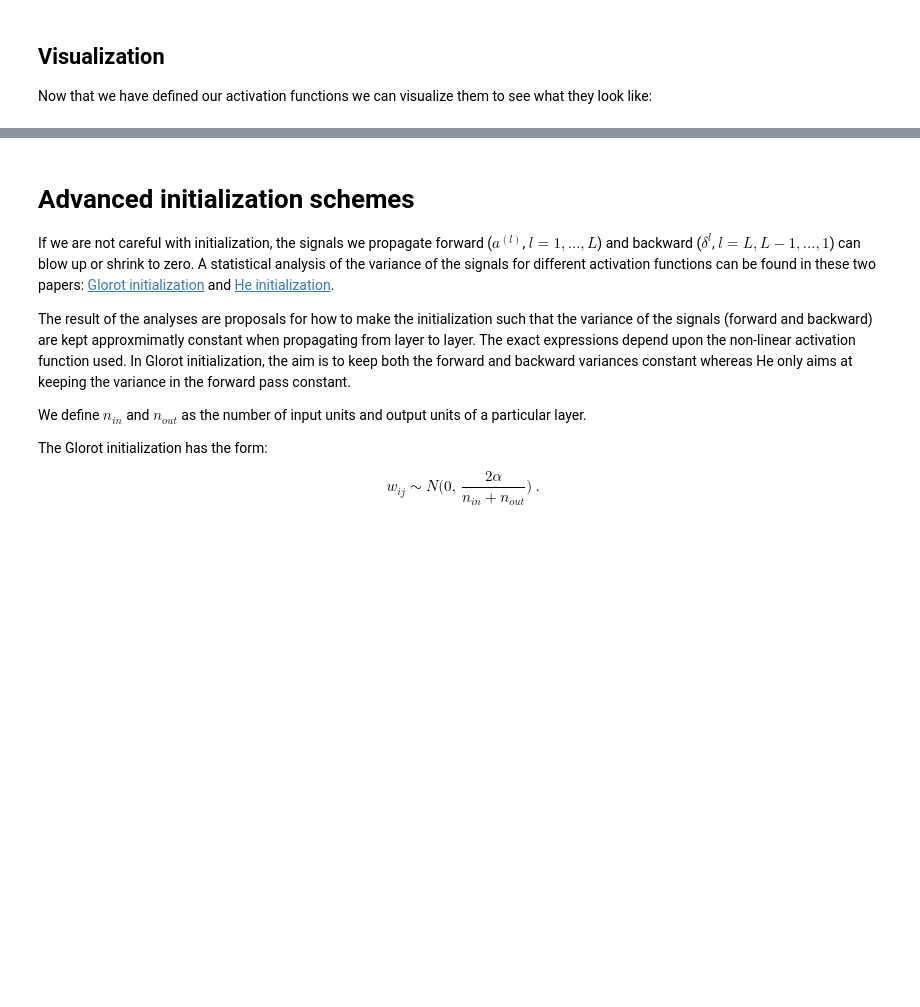
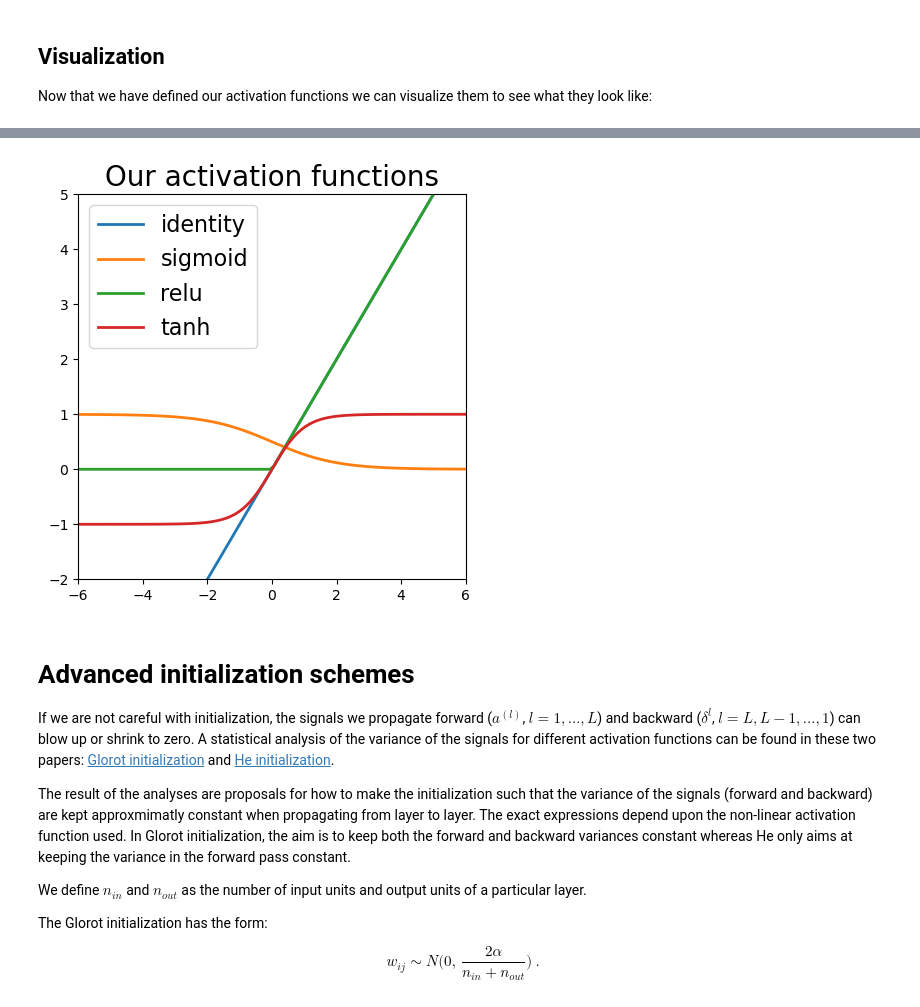
Before and after one commit to HolgeMax/Deep_learning, a Jupyter notebook: Lecture_2/2.1 FNN AutoDif Nanograd.ipynb, the cells around one changed output, grey strips where cells are left out. Drawn from its saved outputs; the diff is of its cells as text; code cells hidden in the pictures; blank space fills up the shorter version.

```diff
--- a/Lecture_2/2.1 FNN AutoDif Nanograd.ipynb
+++ b/Lecture_2/2.1 FNN AutoDif Nanograd.ipynb
@@ -71,5 +71,26 @@ class Var:
     def __repr__(self):
         return "Var(v=%.4f, grad=%.4f)" % (self.v, self.grad)
 
+    def exp(self):
+        return Var(exp(self.v), lambda: [(self, exp(self.v))])
+
+    def log(self):
+        return Var(log(self.v), lambda: [(self, self.v ** -1)])
+
+    def inde(self):
+        return Var(self.v, lambda:[(self, 1.0)])
+
+    def tanh(self):
+        t = (exp(self.v)- exp(-self.v))/(exp(self.v) + exp(-self.v))
+        return Var(t, lambda: [(self, 1 - t**2)])
+
+    def sigm(self):
+        s = 1.0/(1.0 + exp(self.v))
+        return Var(s, lambda: [(self, s*(1 - s))])
+
+    def softmax(self):
+        e = exp(self.v-np.max(self.v))
+        return e/e.sum(axis=1, keepdims= True)
+
     def relu(self):
         return Var(self.v if self.v > 0.0 else 0.0, lambda: [(self, 1.0 if self.v > 0.0 else 0.0)])
@@ -427,6 +472,10 @@ class ConstantInitializer(Initializer):
 
   def init_bias(self, n_out):
     return [Var(self.bias) for _ in range(n_out)]
+# %%
+init = NormalInitializer(mean=0, std=0.1)
+weights = init.init_weights(4, 3)
+bias = init.init_bias(3)
 # %%
 from typing import Sequence
 
@@ -446,6 +495,18 @@ class DenseLayer:
 
       return params + self.bias
 
+    def print_parameters(self, layer_idx:int) -> None:
+        """
+        Print all weights and biases in this layer
+        with info about which layer they belong to.
+        """
+        print(f"--- Layer {layer_idx} ---")
+        for i, row in enumerate(self.weights):
+            for j, w in enumerate(row):
+                print(f"Weight[{i}][{j}] : {w}")
+        for j, b in enumerate(self.bias):
+            print(f"Bias[{j}]          : {b}")
+
     def forward(self, single_input: Sequence[Var]) -> Sequence[Var]:
         # self.weights is a matrix with dimension n_in x n_out. We check that the dimensionality of the input
         # to the current layer matches the number of nodes in the current layer
@@ -456,10 +517,10 @@ class DenseLayer:
         # We therefore loop over the (number of) nodes in the current layer:
         for j in range(len(weights[0])):
             # Initialize the node value depending on its corresponding parameters.
-            node = Var(0.0) # <- Insert code
+            node = self.bias[j] # <- Insert code
             # We now finish the linear transformation corresponding to the parameters of the currently considered node.
             for i in range(len(single_input)):
-                node += Var(0.0)  # <- Insert code
+                node +=  single_input[i] * self.weights[i][j] # <- Insert code
             node = self.act_fn(node)
             out.append(node)
 
@@ -529,21 +631,23 @@ plt.plot(x,y)
 # %%
 # Testing all activation layers
 
 x = np.linspace(-6, 6, 100)
 units = {
-    "identity": lambda x: x.identity(),
-    "sigmoid": lambda x: x.sigmoid(),
+    "identity": lambda x: x.inde(),
+    "sigmoid": lambda x: x.sigm(),
     "relu": lambda x: x.relu(),
     "tanh": lambda x: x.tanh()
 }
 
 plt.figure(figsize=(5, 5))
 [plt.plot(x, Var_to_nparray(forward(nparray_to_Var(x), [DenseLayer(1, 1, unit, initializer = ConstantInitializer(1.0))]) ), label=unit_name, lw=2) for unit_name, unit in units.items()] # unit(nparray_to_Var(x))), label=unit_name, lw=2) for unit_name, unit in units.items()]
 plt.legend(loc=2, fontsize=16)
 plt.title('Our activation functions', fontsize=20)
 plt.ylim([-2, 5])
 plt.xlim([-6, 6])
 plt.show()
+# %% [output]
+[figure, added]
 # %% [markdown]
 # Advanced initialization schemes
 
```
Also changed, not shown: parts of 36 cells of this notebook, 4 other files.
